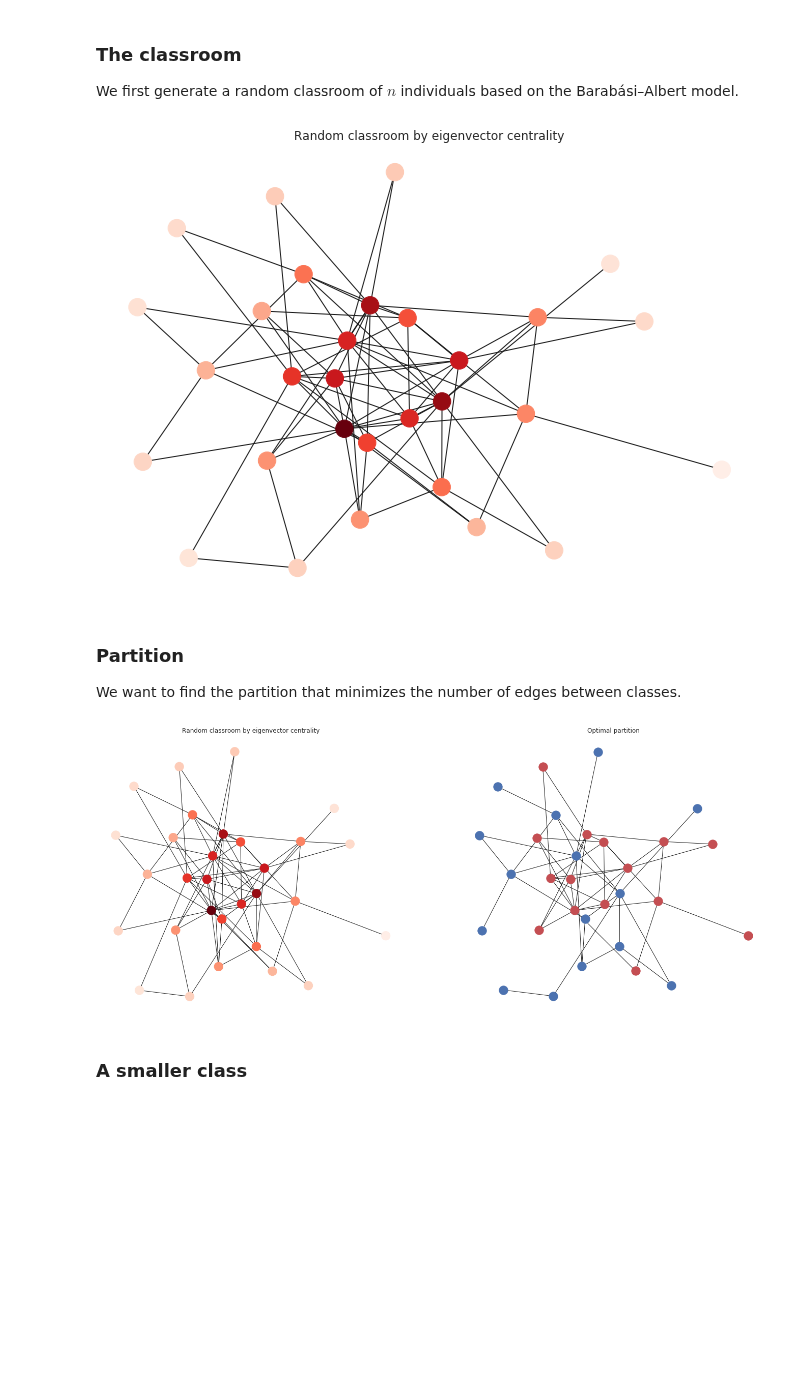
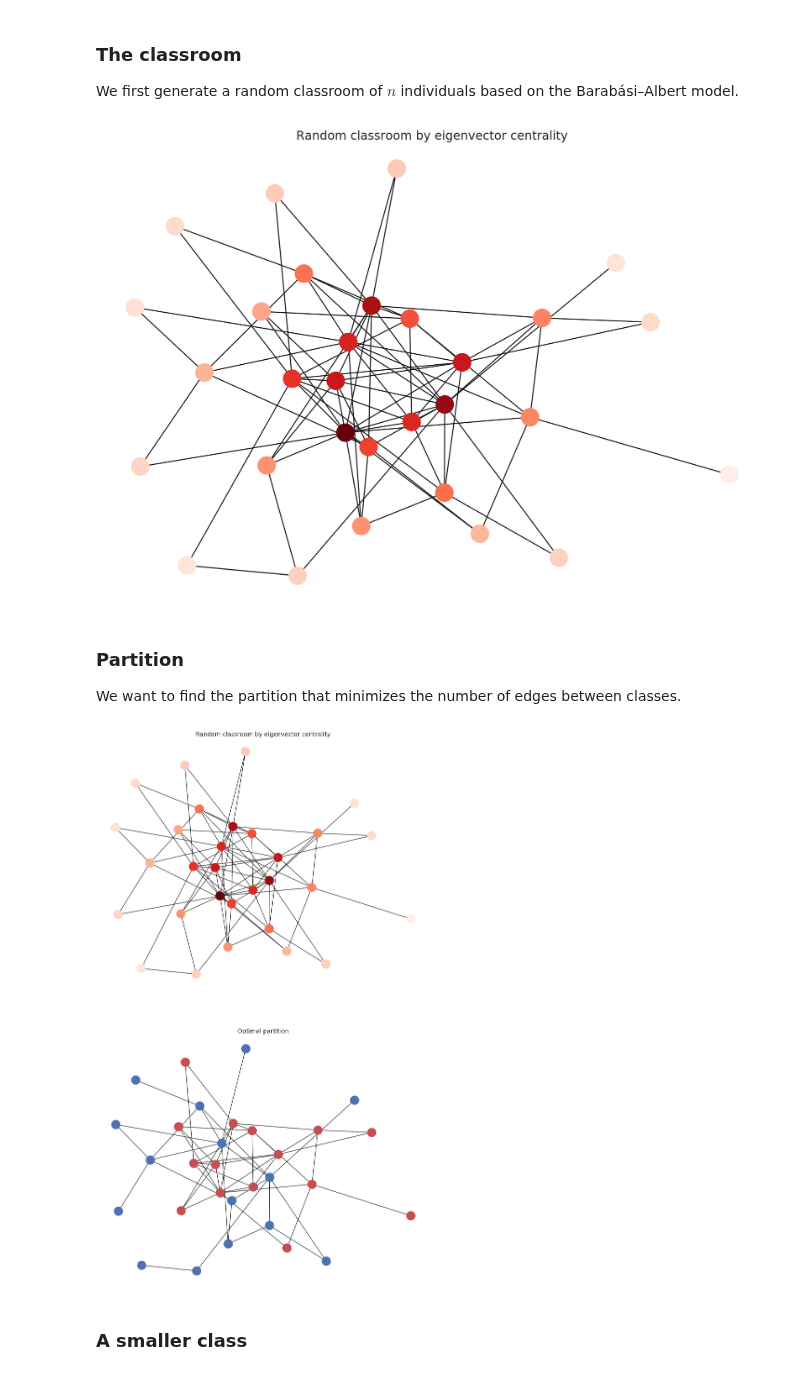
Before and after one commit to NoFishLikeIan/tinbergen, a Jupyter notebook: code/networks/assignment_one.ipynb, the cells around one changed output. Cells and saved outputs as stored; diff of their text form; code cells hidden in the pictures; blank space fills up the shorter version.

Commit message:
👨‍🎨 new images

```diff
--- a/code/networks/assignment_one.ipynb
+++ b/code/networks/assignment_one.ipynb
@@ -13,10 +13,15 @@ from networkx.algorithms.community.kernighan_lin import kernighan_lin_bisection
 # %%
 import matplotlib.pyplot as plt
 from matplotlib import cm
+import matplotlib.patches as mpatches
+
 import seaborn as sns
 
 reds = cm.get_cmap('Reds')
-sns.set(rc={'figure.figsize':(11.7,8.27)})
+sns.set(rc={
+    'figure.figsize': (11.7, 8.27),
+    'figure.dpi': 200
+})
 # %% [markdown]
 ## Exercise five
 # %% [markdown]
@@ -41,6 +46,25 @@ class SocialNetwork:
     @property
     def partition(self):
         return kernighan_lin_bisection(self.G)
+
+    @property
+    def center_node(self):
+        pos = nx.get_node_attributes(self.G, "pos")
+
+        breakpoint()
+
+        dmin = 1
+        ncenter = 0
+
+        for n in pos:
+            x, y = pos[n]
+            d = (x - 0.5) ** 2 + (y - 0.5) ** 2
+            if d < dmin:
+                ncenter = n
+                dmin = d
+
+
+        return ncenter
 
 
     def draw(self, ax, eigen_color=True, **kwargs):
@@ -86,6 +110,10 @@ class SocialNetwork:
         ax.set_xticklabels(deg)
 
         return ax
+
+    def draw_centering(self, ax):
+
+        pass
 # %%
 c = SocialNetwork(
     nx.extended_barabasi_albert_graph(30, 2, 0.2, 0.5)
@@ -96,7 +124,7 @@ c.draw(ax)
 ax.set_title("Random classroom by eigenvector centrality")
 fig.show()
 # %% [output]
-[figure, old version]
+[figure, new version]
 # %% [markdown]
 ### Partition
 
@@ -104,18 +132,18 @@ We want to find the partition that minimizes the number of edges between classes
 # %%
 A, B = c.partition
 # %%
-fig, (ax1, ax2) = plt.subplots(nrows = 1, ncols = 2, figsize = (11.7 * 2, 10))
+fig, (ax1, ax2) = plt.subplots(nrows = 2, ncols = 1, figsize = (11.7, 10 * 2))
 
 
 c.draw(ax1)
 c.draw_subgraphs(A, B, ax2)
 
 ax1.set_title("Random classroom by eigenvector centrality")
 ax2.set_title("Optimal partition")
 fig.savefig("plots/classroom.png")
 fig.show()
 # %% [output]
-[figure, old version]
+[figure, new version]
 # %% [markdown]
 ### A smaller class
 # %%
```
Also changed, not shown: parts of 3 cells of this notebook, 2 other files.
